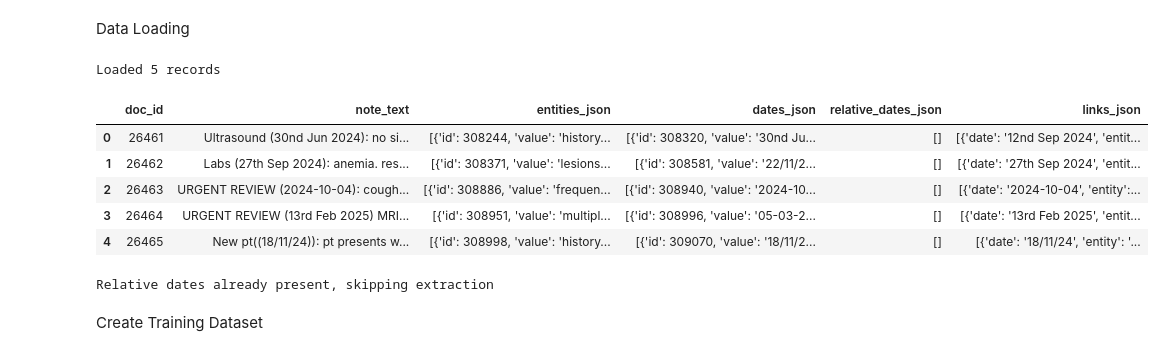
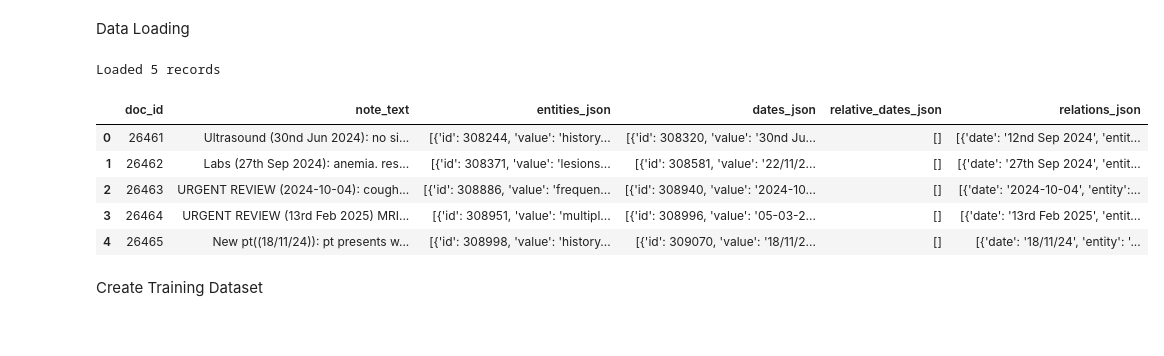
Before and after one commit to uclh-criu/patient-clinical-timeline-extraction, a Jupyter notebook: notebooks_training/relcat_training.ipynb, the cells around one changed output. Saved outputs shown, nothing was run; the diff lists cells and outputs as text; code cells hidden in the pictures.

```diff
--- a/notebooks_training/relcat_training.ipynb
+++ b/notebooks_training/relcat_training.ipynb
@@ -27,26 +24,20 @@ from relative_date_extractor import add_relative_dates
 Data Loading
 # %%
 # Load data
-original_df = load_data("../data/medcat_trainer_dataset.csv")
-print(f"Loaded {len(original_df)} records")
-original_df
+df = load_data("../data/training_dataset.csv")
+print(f"Loaded {len(df)} records")
 # %% [output]
 Loaded 5 records
-|  | doc_id | note_text | entities_json | dates_json | relative_dates_json | links_json |
-| 0 | 26461 | Ultrasound (30nd Jun 2024): no si... | [{'id': 308244, 'value': 'history... | [{'id': 308320, 'value': '30nd Ju... | [] | [{'date': '12nd Sep 2024', 'entit... |
-| 1 | 26462 | Labs (27th Sep 2024): anemia. res... | [{'id': 308371, 'value': 'lesions... | [{'id': 308581, 'value': '22/11/2... | [] | [{'date': '27th Sep 2024', 'entit... |
-| 2 | 26463 | URGENT REVIEW (2024-10-04): cough... | [{'id': 308886, 'value': 'frequen... | [{'id': 308940, 'value': '2024-10... | [] | [{'date': '2024-10-04', 'entity':... |
-| 3 | 26464 | URGENT REVIEW (13rd Feb 2025) MRI... | [{'id': 308951, 'value': 'multipl... | [{'id': 308996, 'value': '05-03-2... | [] | [{'date': '13rd Feb 2025', 'entit... |
-| 4 | 26465 | New pt((18/11/24)): pt presents w... | [{'id': 308998, 'value': 'history... | [{'id': 309070, 'value': '18/11/2... | [] | [{'date': '18/11/24', 'entity': '... |
-# %%
-#Add relative dates if not already added via MedCAT trainer
-if 'relative_dates_json' not in original_df.columns:
-    original_df = add_relative_dates(original_df)
-    print("Added relative dates")
-else:
-    print("Relative dates already present, skipping extraction")
-# %% [output]
-Relative dates already present, skipping extraction
+# %%
+#Inspect df
+df.head()
+# %% [output]
+|  | doc_id | note_text | entities_json | dates_json | relative_dates_json | relations_json |
+| 0 | 26461 | Ultrasound (30nd Jun 2024): no si... | [{'id': 308244, 'value': 'history... | [{'id': 308320, 'value': '30nd Ju... | [] | [{'date': '12nd Sep 2024', 'entit... |
+| 1 | 26462 | Labs (27th Sep 2024): anemia. res... | [{'id': 308371, 'value': 'lesions... | [{'id': 308581, 'value': '22/11/2... | [] | [{'date': '27th Sep 2024', 'entit... |
+| 2 | 26463 | URGENT REVIEW (2024-10-04): cough... | [{'id': 308886, 'value': 'frequen... | [{'id': 308940, 'value': '2024-10... | [] | [{'date': '2024-10-04', 'entity':... |
+| 3 | 26464 | URGENT REVIEW (13rd Feb 2025) MRI... | [{'id': 308951, 'value': 'multipl... | [{'id': 308996, 'value': '05-03-2... | [] | [{'date': '13rd Feb 2025', 'entit... |
+| 4 | 26465 | New pt((18/11/24)): pt presents w... | [{'id': 308998, 'value': 'history... | [{'id': 309070, 'value': '18/11/2... | [] | [{'date': '18/11/24', 'entity': '... |
 # %% [markdown]
 Create Training Dataset
 # %%
```
Also changed, not shown: parts of 20 cells of this notebook, 11 other files.
